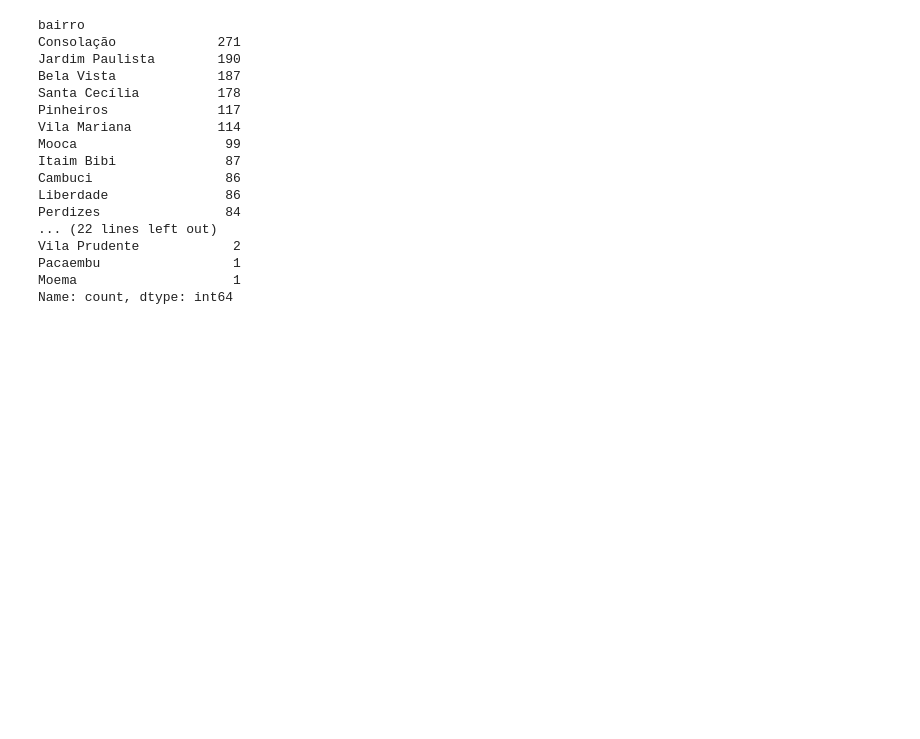
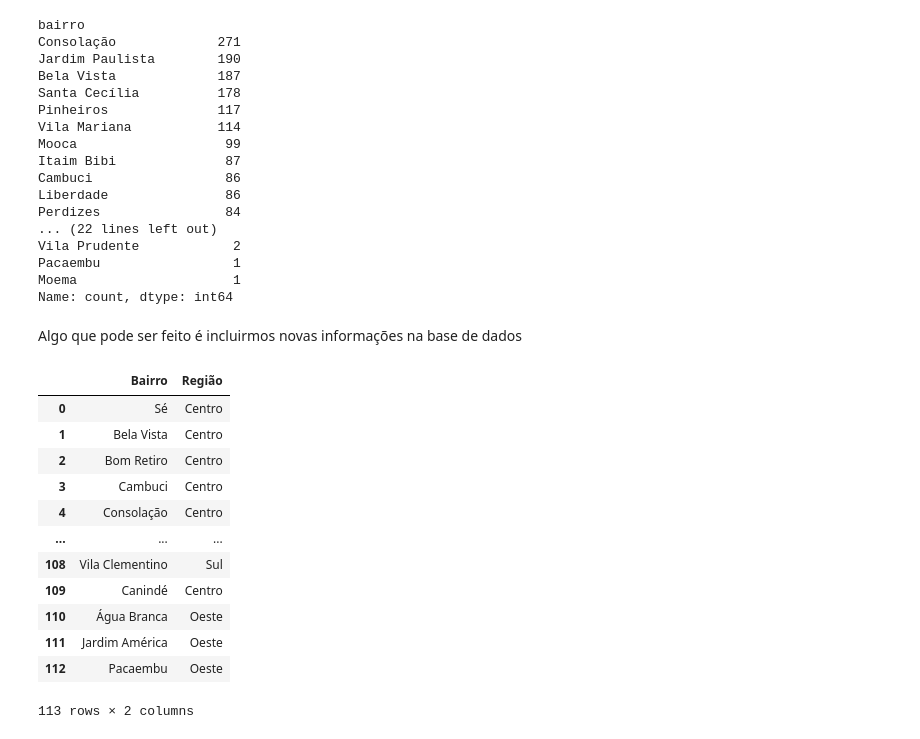
Before and after one commit to Leanddro13/QuintoAndar, a Jupyter notebook: main.ipynb, the cells around one changed output. Saved outputs shown, nothing was run; the diff lists cells and outputs as text; code cells hidden in the pictures; blank space fills up the shorter version.

```diff
--- a/main.ipynb
+++ b/main.ipynb
@@ -363,3 +363,23 @@ Vila Prudente            2
 Pacaembu                 1
 Moema                    1
 Name: count, dtype: int64
+# %% [markdown]
+Algo que pode ser feito é incluirmos novas informações na base de dados
+# %%
+# Importando uma base de bairros x regiões
+regioes = pd.read_excel('bairros.xlsx')
+regioes
+# %% [output]
+|  | Bairro | Região |
+| 0 | Sé | Centro |
+| 1 | Bela Vista | Centro |
+| 2 | Bom Retiro | Centro |
+| 3 | Cambuci | Centro |
+| 4 | Consolação | Centro |
+| ... | ... | ... |
+| 108 | Vila Clementino | Sul |
+| 109 | Canindé | Centro |
+| 110 | Água Branca | Oeste |
+| 111 | Jardim América | Oeste |
+| 112 | Pacaembu | Oeste |
+113 rows × 2 columns
```
Also changed, not shown: parts of 4 cells of this notebook, 3 other files.
